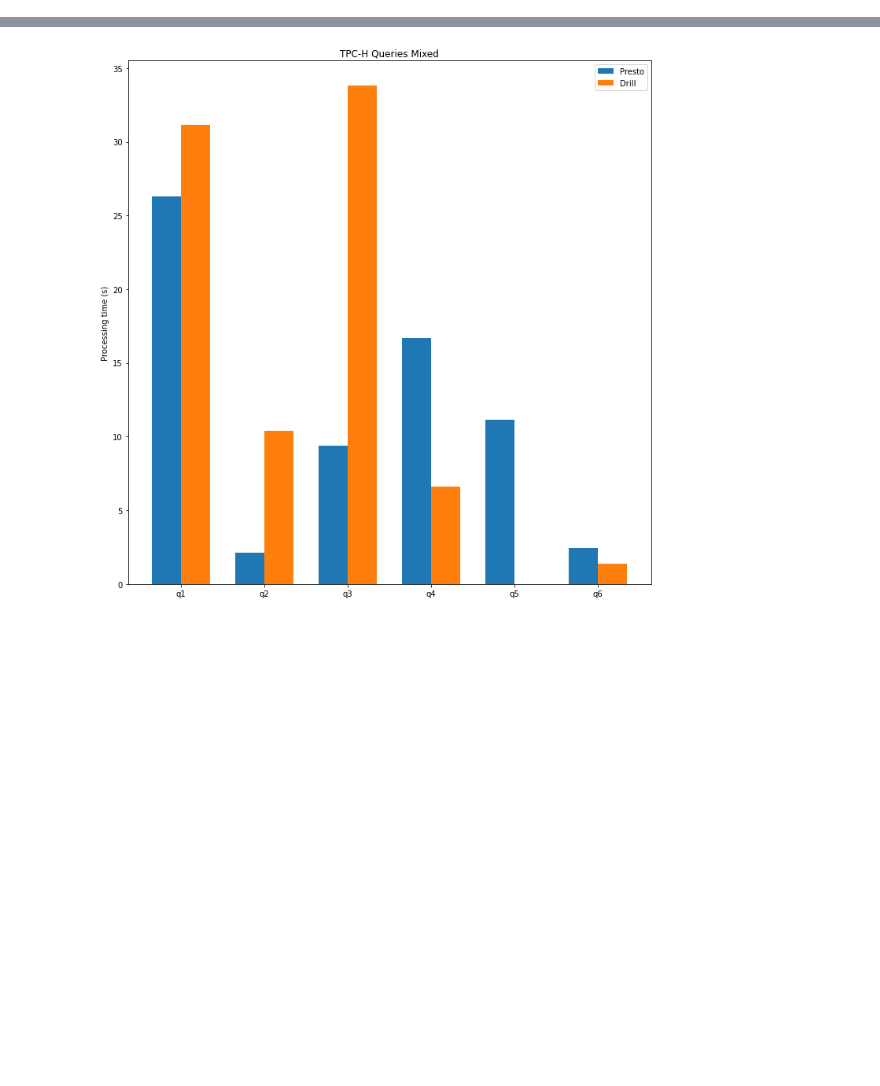
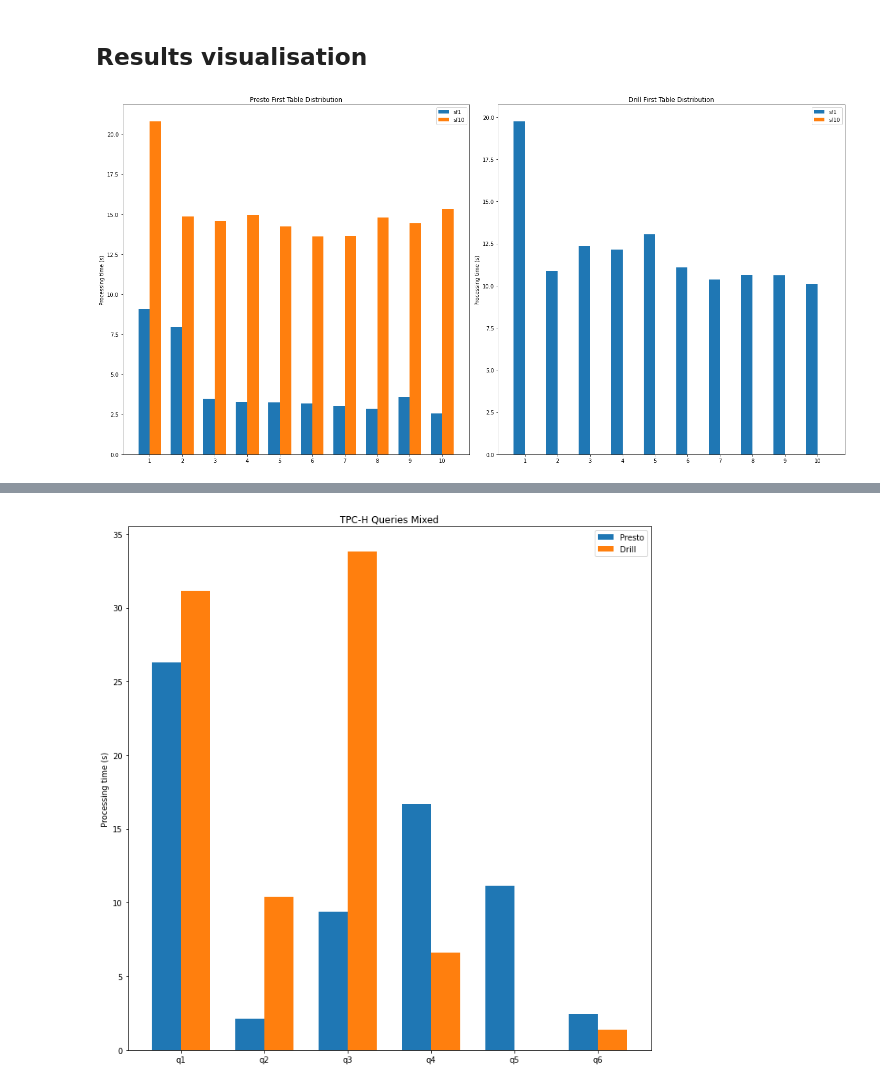
Before and after one commit to LaertNuhu/federated_queries_benchmark, a Jupyter notebook: benchmark/benchmark.ipynb, the cells around one changed output, grey strips where cells are left out. Drawn from its saved outputs; the diff is of its cells as text; code cells hidden in the pictures; blank space fills up the shorter version.

Commit message:
[add] bench results

```diff
--- a/benchmark/benchmark.ipynb
+++ b/benchmark/benchmark.ipynb
@@ -222,0 +1,2 @@ import numpy as np
+# %% [markdown]
+## Results visualisation
@@ -222,0 +9,44 @@ import numpy as np
+# %%
+presto_results = pd.read_csv("results/Presto.csv")
+drill_results = pd.read_csv("results/Drill.csv")
+# %%
+def split_df(df):
+    split_index = df.index[df["sf"]=="sf"].tolist()
+    split_index_mod = [0] + split_index + [len(df)]
+    df['q2'] = pd.to_numeric(df['q2'], errors='coerce')
+    dfs = [df.iloc[split_index_mod[n]:split_index_mod[n+1]] for n in range(len(split_index_mod)-1)]
+    dfs = [df.drop(df[df["sf"]=="sf"].index) for df in dfs]
+    return dfs
+# %%
+presto_variants = split_df(presto_results)
+drill_variants = split_df(drill_results)
+# %%
+var1_p = presto_variants[0]
+var1_d = drill_variants[0]
+x = np.arange(len(var1_p[var1_p["sf"]=="sf1"]))
+width = 0.35
+# print(var1[var1["sf"]=="sf1"]["q2"])
+
+fig, ax = plt.subplots(nrows=1,ncols=2,figsize=(20, 10))
+rects1 = ax[0].bar(x - width/2, var1_p[var1_p["sf"]=="sf1"]["q2"], width, label='sf1')
+rects2 = ax[0].bar(x + width/2, var1_p[var1_p["sf"]=="sf10"]["q2"], width, label='sf10')
+
+ax[0].set_ylabel('Processing time (s)')
+ax[0].set_title('Presto First Table Distribution')
+ax[0].set_xticks(x)
+ax[0].set_xticklabels(labels)
+ax[0].legend()
+
+
+rects1 = ax[1].bar(x - width/2, var1_d[var1_d["sf"]=="sf1"]["q2"], width, label='sf1')
+rects2 = ax[1].bar(x + width/2, var1_d[var1_d["sf"]=="sf10"]["q2"], width, label='sf10')
+
+ax[1].set_ylabel('Processing time (s)')
+ax[1].set_title('Drill First Table Distribution')
+ax[1].set_xticks(x)
+ax[1].set_xticklabels(labels)
+ax[1].legend()
+
+fig.tight_layout()
+# %% [output]
+[figure, added]
```
Also changed, not shown: parts of 36 cells of this notebook, 1 other file.
